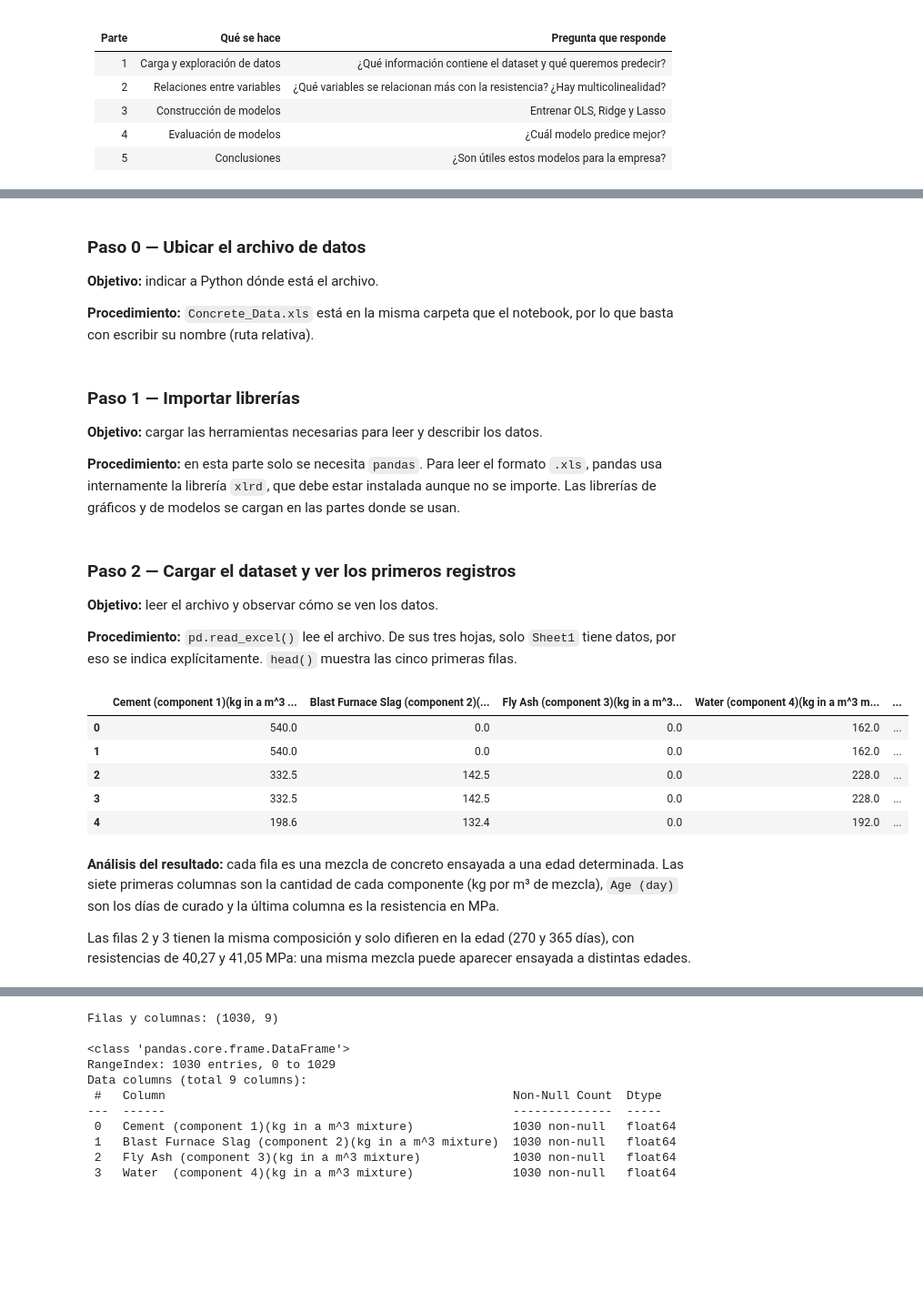
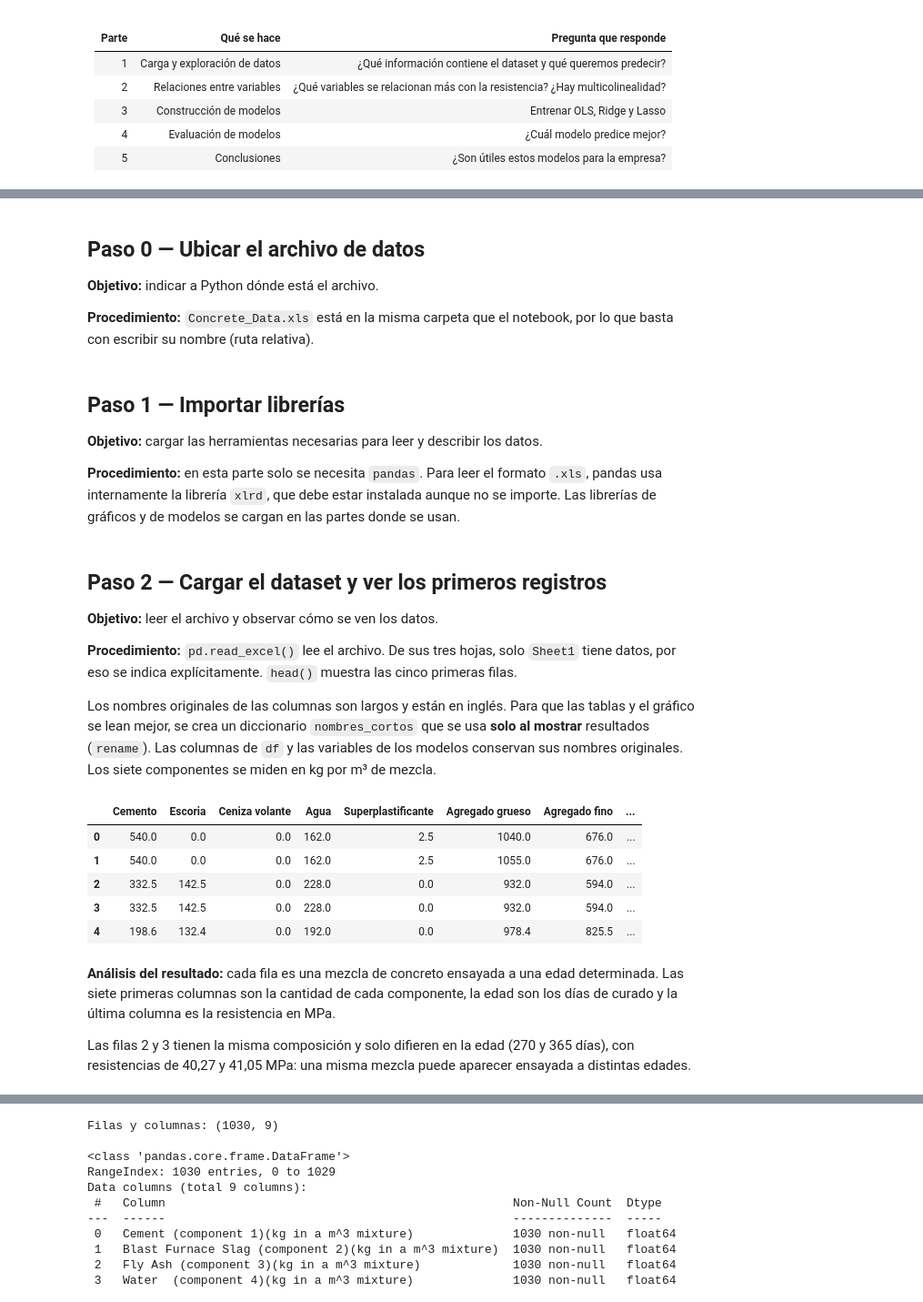
Before and after one commit to Soyli26/Regresion-Resistencia-Concreto, a Jupyter notebook: Tarea_Resistencia_Concreto.ipynb, the cells around one changed output, grey strips where cells are left out. Shown at 91% size. Saved outputs shown, nothing was run; the diff lists cells and outputs as text; code cells hidden in the pictures; blank space fills up the shorter version.

```diff
--- a/Tarea_Resistencia_Concreto.ipynb
+++ b/Tarea_Resistencia_Concreto.ipynb
@@ -61,7 +63,7 @@ con datos incompletos o de no saber qué variable se está prediciendo.
 | 5 | Estadísticas descriptivas | ¿Cómo se comporta cada variable? |
 | 6 | Variable dependiente e independientes | ¿Qué queremos predecir y con qué? |
 # %% [markdown]
-### Paso 0 — Ubicar el archivo de datos
+## Paso 0 — Ubicar el archivo de datos
 
 **Objetivo:** indicar a Python dónde está el archivo.
 
@@ -75,7 +77,7 @@ notebook, por lo que basta con escribir su nombre (ruta relativa).
 # El archivo está en la misma carpeta que este notebook
 RUTA = 'Concrete_Data.xls'
 # %% [markdown]
-### Paso 1 — Importar librerías
+## Paso 1 — Importar librerías
 
 **Objetivo:** cargar las herramientas necesarias para leer y describir los datos.
 
@@ -94,35 +96,48 @@ import pandas as pd
 # Los nombres de las columnas son largos: se muestran todas sin recortar
 pd.set_option('display.max_columns', None)
 # %% [markdown]
-### Paso 2 — Cargar el dataset y ver los primeros registros
+## Paso 2 — Cargar el dataset y ver los primeros registros
 
 **Objetivo:** leer el archivo y observar cómo se ven los datos.
 
 **Procedimiento:** `pd.read_excel()` lee el archivo. De sus tres hojas, solo
 `Sheet1` tiene datos, por eso se indica explícitamente. `head()` muestra las
 cinco primeras filas.
+
+Los nombres originales de las columnas son largos y están en inglés. Para que
+las tablas y el gráfico se lean mejor, se crea un diccionario `nombres_cortos`
+que se usa **solo al mostrar** resultados (`rename`). Las columnas de `df` y
+las variables de los modelos conservan sus nombres originales. Los siete
+componentes se miden en kg por m³ de mezcla.
 # %%
 # =====================================================
-# PASO 2 — Carga del dataset y primeros registros
+# PARTE 1 — PASO 2: Carga del dataset y primeros registros
 # =====================================================
 
 # Los datos están en la hoja 'Sheet1'
 df = pd.read_excel(RUTA, sheet_name='Sheet1')
 
-# Primeras 5 filas
-df.head()
+# Nombres cortos en español, SOLO para mostrar tablas y gráficos.
+# Se emparejan con las columnas originales en el mismo orden.
+nombres_cortos = dict(zip(df.columns, [
+    'Cemento', 'Escoria', 'Ceniza volante', 'Agua', 'Superplastificante',
+    'Agregado grueso', 'Agregado fino', 'Edad (días)', 'Resistencia (MPa)'
+]))
+
+# Primeras 5 filas (se muestran con los nombres cortos; df no cambia)
+df.head().rename(columns=nombres_cortos)
 # %% [output]
-|  | Cement (component 1)(kg in a m^3 ... | Blast Furnace Slag (component 2)(... | Fly Ash (component 3)(kg in a m^3... | Water (component 4)(kg in a m^3 m... | ... |
-| 0 | 540.0 | 0.0 | 0.0 | 162.0 | ... |
-| 1 | 540.0 | 0.0 | 0.0 | 162.0 | ... |
-| 2 | 332.5 | 142.5 | 0.0 | 228.0 | ... |
-| 3 | 332.5 | 142.5 | 0.0 | 228.0 | ... |
-| 4 | 198.6 | 132.4 | 0.0 | 192.0 | ... |
+|  | Cemento | Escoria | Ceniza volante | Agua | Superplastificante | Agregado grueso | Agregado fino | ... |
+| 0 | 540.0 | 0.0 | 0.0 | 162.0 | 2.5 | 1040.0 | 676.0 | ... |
+| 1 | 540.0 | 0.0 | 0.0 | 162.0 | 2.5 | 1055.0 | 676.0 | ... |
+| 2 | 332.5 | 142.5 | 0.0 | 228.0 | 0.0 | 932.0 | 594.0 | ... |
+| 3 | 332.5 | 142.5 | 0.0 | 228.0 | 0.0 | 932.0 | 594.0 | ... |
+| 4 | 198.6 | 132.4 | 0.0 | 192.0 | 0.0 | 978.4 | 825.5 | ... |
 # %% [markdown]
 **Análisis del resultado:** cada fila es una mezcla de concreto ensayada a una
 edad determinada. Las siete primeras columnas son la cantidad de cada
-componente (kg por m³ de mezcla), `Age (day)` son los días de curado y la última
-columna es la resistencia en MPa.
+componente, la edad son los días de curado y la última columna es la
+resistencia en MPa.
 
 Las filas 2 y 3 tienen la misma composición y solo difieren en la edad (270 y
 365 días), con resistencias de 40,27 y 41,05 MPa: una misma mezcla puede
```
Also changed, not shown: parts of 50 cells of this notebook.
